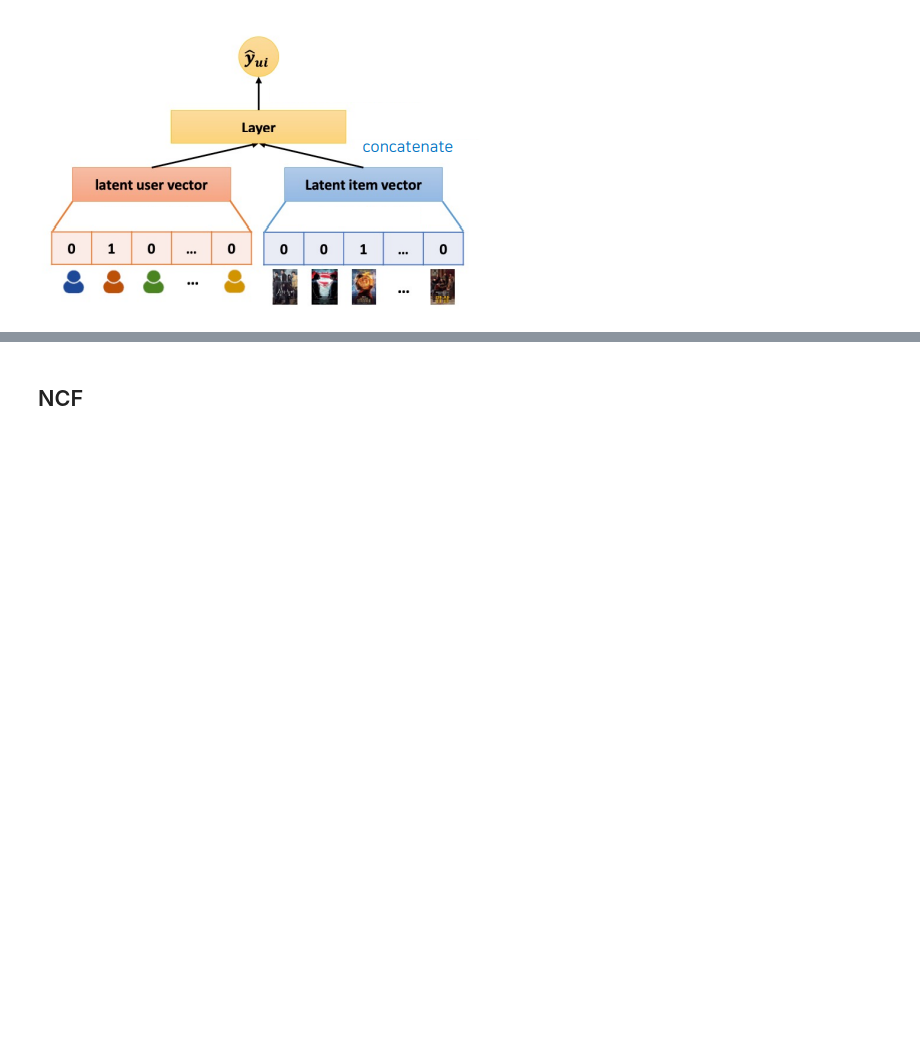
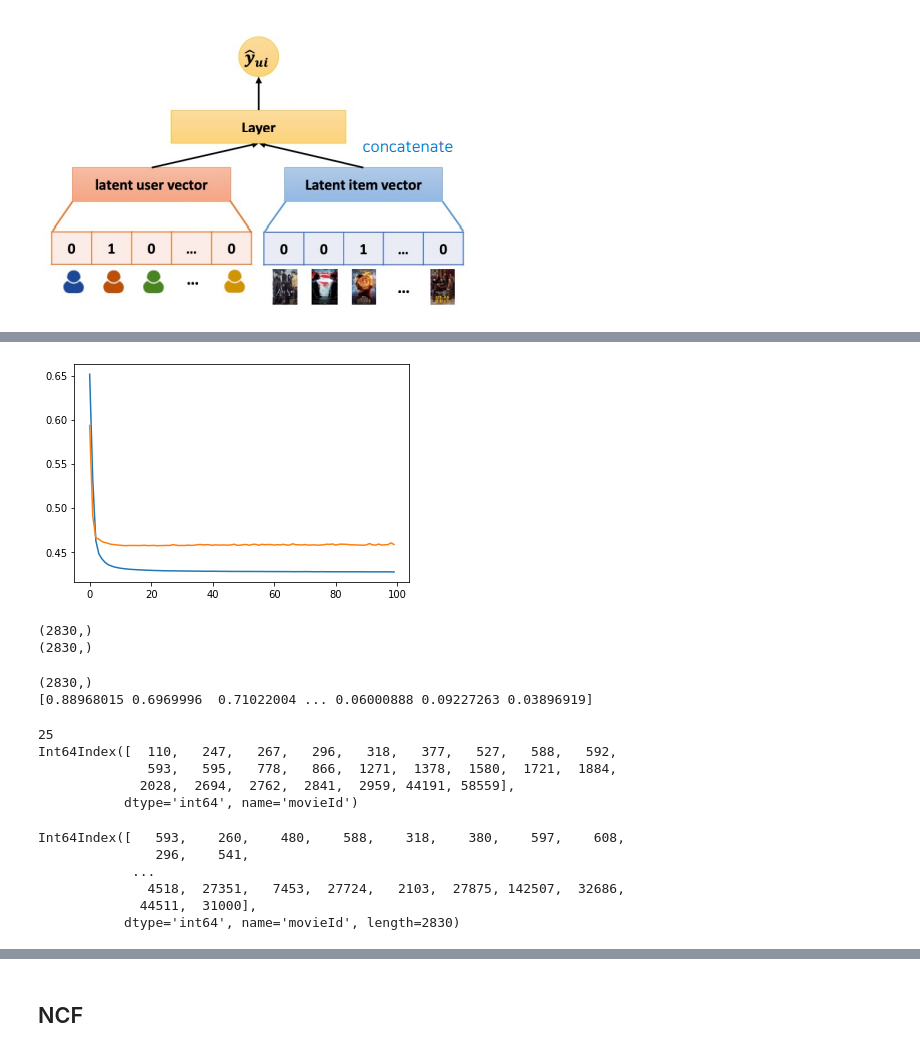
Before and after one commit to dhrim/MDC_2021, a Jupyter notebook: material/deep_learning/recommendation.ipynb, the cells around one changed output, grey strips where cells are left out. Cells and saved outputs as stored; diff of their text form; code cells hidden in the pictures; blank space fills up the shorter version.

```diff
--- a/material/deep_learning/recommendation.ipynb
+++ b/material/deep_learning/recommendation.ipynb
@@ -2248,0 +2303,2 @@ R[0, 168]
+# %%
+user_movie_matrix.fillna(0, inplace=True)
@@ -2248,0 +2322,6 @@ R[0, 168]
+# %%
+features = np.transpose(user_movie_matrix.values.nonzero()).tolist()
+print(features[:10])
+import random
+random.shuffle(features)
+print(features[:10])
@@ -2248,0 +2369,3 @@ R[0, 168]
+# %%
+x = ( user_inputs, movie_inputs )
+y = labels
@@ -2248,0 +2417,16 @@ R[0, 168]
+# %%
+import matplotlib.pyplot as plt
+import numpy as np
+import tensorflow
+from tensorflow.keras.datasets import mnist
+from tensorflow.keras.layers import Dense, Input, BatchNormalization, Embedding, Flatten, Concatenate, Dropout
+from tensorflow.keras import Sequential
+
+# 모형 구성
+model = get_model(user_count, movie_count)
+
+optimizer = tensorflow.keras.optimizers.RMSprop(lr=0.001)
+model.compile(optimizer=optimizer, loss='binary_crossentropy', metrics=['acc'])
+
+# 모형 학습
+hist = model.fit(x, y, epochs=100, batch_size=128, validation_split=0.1)
@@ -2248,0 +2451,45 @@ R[0, 168]
+# %%
+plt.plot(hist.history['loss'])
+plt.plot(hist.history['val_loss'])
+plt.show()
+# %% [output]
+[figure, added]
+# %%
+user_id = 2
+f1 = np.array([user_id]*movie_count)
+f2 = np.arange(movie_count)
+
+print(f1.shape)
+print(f2.shape)
+
+test_features = [f1, f2]
+# %% [output]
+(2830,)
+(2830,)
+# %%
+predicted = model.predict(test_features).squeeze()
+print(predicted.shape)
+print(predicted)
+# %% [output]
+(2830,)
+[0.88968015 0.6969996  0.71022004 ... 0.06000888 0.09227263 0.03896919]
+# %%
+user_viewed_movie_indexes = user_movie_matrix.columns[np.where(user_movie_matrix.values[user_id]>0)]
+print(len(user_viewed_movie_indexes))
+print(user_viewed_movie_indexes)
+# %% [output]
+25
+Int64Index([  110,   247,   267,   296,   318,   377,   527,   588,   592,
+              593,   595,   778,   866,  1271,  1378,  1580,  1721,  1884,
+             2028,  2694,  2762,  2841,  2959, 44191, 58559],
+           dtype='int64', name='movieId')
+# %%
+predicted_movie_indexes = user_movie_matrix.columns[np.argsort(predicted.squeeze())[::-1]]
+print(predicted_movie_indexes)
+# %% [output]
+Int64Index([   593,    260,    480,    588,    318,    380,    597,    608,
+               296,    541,
+            ...
+              4518,  27351,   7453,  27724,   2103,  27875, 142507,  32686,
+             44511,  31000],
+           dtype='int64', name='movieId', length=2830)
```
Also changed, not shown: parts of 130 cells of this notebook.
